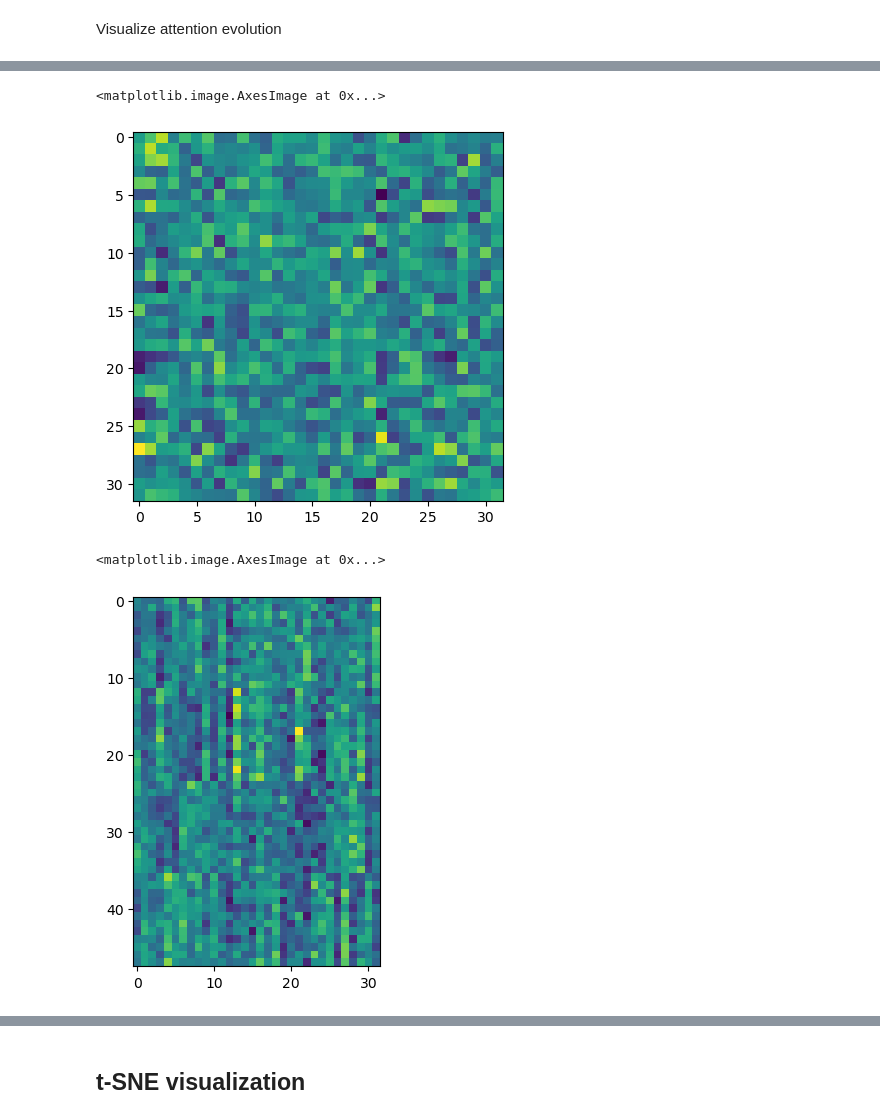
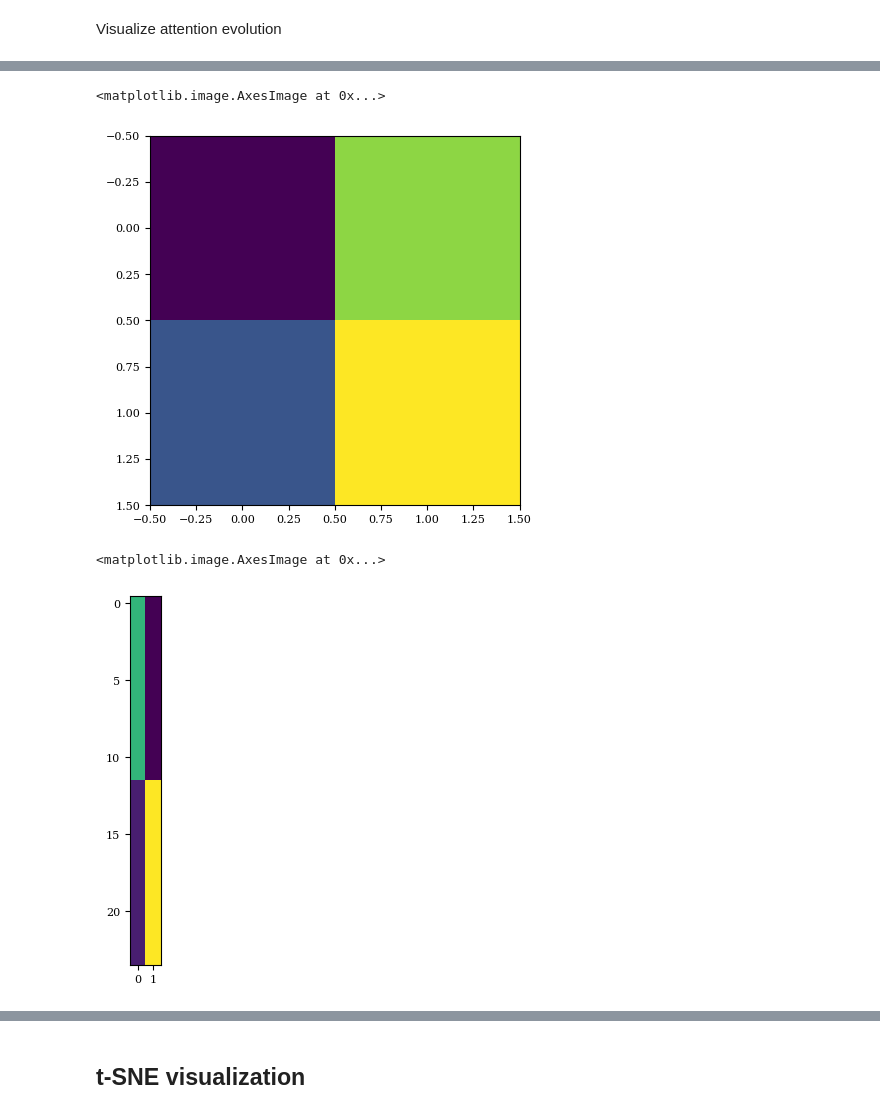
Before and after one commit to facebookresearch/pal, a Jupyter notebook: pruning/factorization.ipynb, the cells around one changed output, grey strips where cells are left out. Drawn from its saved outputs; the diff is of its cells as text; code cells hidden in the pictures.

```diff
--- a/pruning/factorization.ipynb
+++ b/pruning/factorization.ipynb
@@ -40,7 +44,7 @@ torch.manual_seed(seed=SEED)
 # %% [markdown]
 Data Generation
 # %%
-vocab_size = 4
+vocab_size = 2
 bsz = 2048
 length = 12
 sparsity_index = 5
@@ -126,5 +132,6 @@ class Model(nn.Module):
 # %%
-emb_dim = 32
-
+emb_dim = 2
+vocab_size = 2
 X = torch.from_numpy(data.astype(int))
-model = Model(emb_dim, vocab_size=4)
+model = Model(emb_dim=emb_dim, vocab_size=vocab_size)
+model.to(device=DEVICE)
@@ -272,10 +335,10 @@ for i in range(25):
 plt.imshow(model.softmax.value.weight.cpu().detach().numpy())
 # %% [output]
 <matplotlib.image.AxesImage at 0x...>
-[figure, old version]
+[figure, new version]
 # %%
 embs = np.vstack([qwe for qwe in model.token_emb.weight.cpu().detach().numpy() for _ in range(12)])
-plt.imshow(embs + model.pos_emb.weight.repeat(4, 1).cpu().detach().numpy())
+plt.imshow(embs)
 # %% [output]
 <matplotlib.image.AxesImage at 0x...>
-[figure, old version]
+[figure, new version]
```
Also changed, not shown: parts of 45 cells of this notebook.
